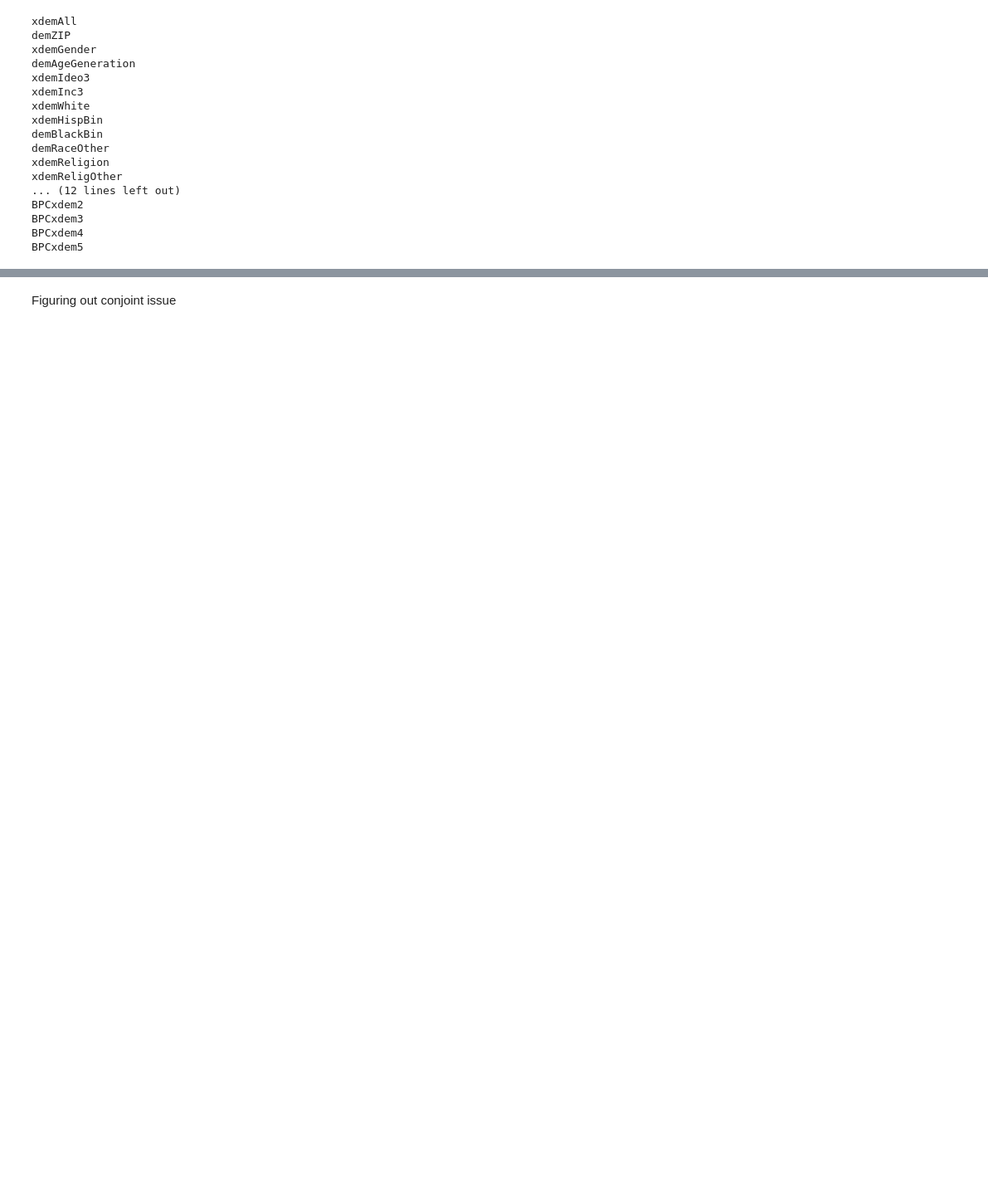
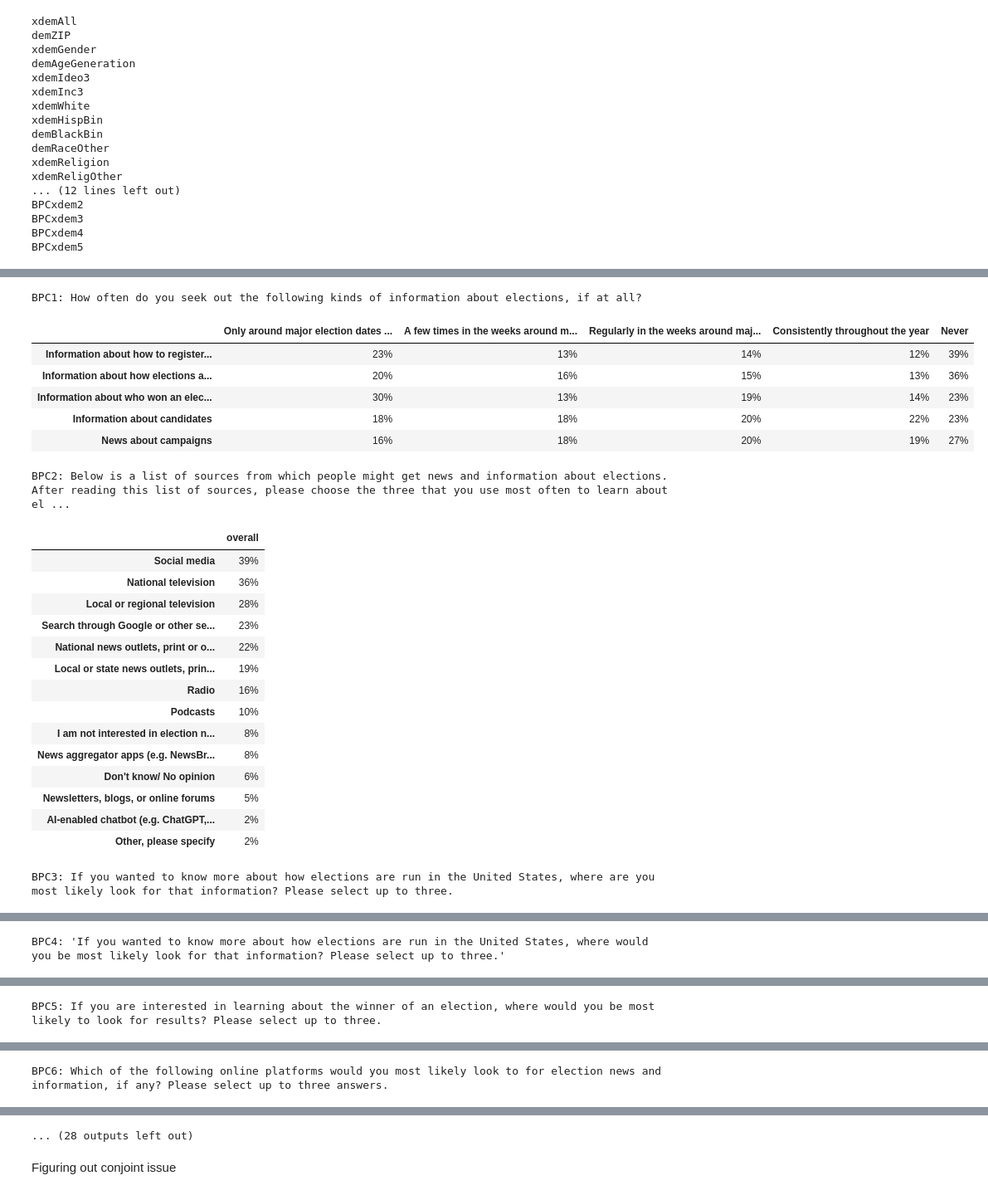
Before and after one commit to Bipartisan-Policy-Center/bpc-election-information-surveys, a Jupyter notebook: analyses.ipynb, the cells around one changed output, grey strips where cells are left out. Shown: that part at 83% size. Drawn from its saved outputs; the diff is of its cells as text; code cells hidden in the pictures; blank space fills up the shorter version.

Commit message:
confidence

```diff
--- a/analyses.ipynb
+++ b/analyses.ipynb
@@ -187,0 +50,30 @@ BPC6: Which of the following online platforms would you most likely look to for
+# %%
+## TO ASK FOR CONFIDENCE QUESTIONS
+    # for i in range (20,24):
+    #     questions.append("BPC"+str(i)+split_sample)
+
+all_dfs = []
+
+for i in range(20,24):
+    # store dfs for each sample
+    q_dfs = []
+    for split_sample in ["a","b","c"]:
+        question = "BPC"+str(i)+split_sample
+
+        # get results for question by sample
+        df = mc_processor.run_and_display(data,codebook,q_codebook,question,survey_year,demo=None,suppress_output=True)
+        df.columns = [f"split sample {split_sample}"]
+        q_dfs.append(df)
+
+    print(q_codebook[question]) # defaults to split sample c, but tested with other a/b/c combos and got same result (they rotated question order but didn't change question #)
+
+    q_df = pd.concat(q_dfs, axis=1)
+
+    q_df["deviation"] = q_df.std(axis=1)
+
+    # format first three q_df columns as percent
+    q_df.iloc[:,0:3] = q_df.iloc[:,0:3].map(lambda x: f"{x:.1%}")
+
+    display(q_df)
+
+    all_dfs.append(q_df)
@@ -187,0 +109,37 @@ BPC6: Which of the following online platforms would you most likely look to for
+# %%
+# TO ASK ALL QUESTIONS FOR 2024 (sub confidence)
+
+demo = None
+questions = []
+
+for i in range(1,20):
+    questions.append("BPC"+str(i))
+questions.append("BPC24") #add last q following confidence
+
+for question in questions:
+     mc_processor.run_and_display(data,codebook,q_codebook,question,survey_year,demo,suppress_output=False)
+# %% [output]
+BPC1: How often do you seek out the following kinds of information about elections, if at all?
+|  | Only around major election dates ... | A few times in the weeks around m... | Regularly in the weeks around maj... | Consistently throughout the year | Never |
+| Information about how to register... | 23% | 13% | 14% | 12% | 39% |
+| Information about how elections a... | 20% | 16% | 15% | 13% | 36% |
+| Information about who won an elec... | 30% | 13% | 19% | 14% | 23% |
+| Information about candidates | 18% | 18% | 20% | 22% | 23% |
+| News about campaigns | 16% | 18% | 20% | 19% | 27% |
+BPC2: Below is a list of sources from which people might get news and information about elections. After reading this list of sources, please choose the three that you use most often to learn about el ...
+|  | overall |
+| Social media | 39% |
+| National television | 36% |
+| Local or regional television | 28% |
+| Search through Google or other se... | 23% |
+| National news outlets, print or o... | 22% |
+| Local or state news outlets, prin... | 19% |
+| Radio | 16% |
+| Podcasts | 10% |
+| I am not interested in election n... | 8% |
+| News aggregator apps (e.g. NewsBr... | 8% |
+| Don't know/ No opinion | 6% |
+| Newsletters, blogs, or online forums | 5% |
+| AI-enabled chatbot (e.g. ChatGPT,... | 2% |
+| Other, please specify | 2% |
+BPC3: If you wanted to know more about how elections are run in the United States, where are you most likely look for that information? Please select up to three.
@@ -187,0 +162 @@ BPC6: Which of the following online platforms would you most likely look to for
+BPC4: 'If you wanted to know more about how elections are run in the United States, where would you be most likely look for that information? Please select up to three.'
@@ -187,0 +179 @@ BPC6: Which of the following online platforms would you most likely look to for
+BPC5: If you are interested in learning about the winner of an election, where would you be most likely to look for results? Please select up to three.
@@ -187,0 +196 @@ BPC6: Which of the following online platforms would you most likely look to for
+BPC6: Which of the following online platforms would you most likely look to for election news and information, if any? Please select up to three answers.
@@ -188,3 +214,4 @@ BPC6: Which of the following online platforms would you most likely look to for
+... (28 outputs left out)
 # %% [markdown]
 Figuring out conjoint issue
 # %%
```
Also changed, not shown: parts of 3 cells of this notebook, 22 other files.
